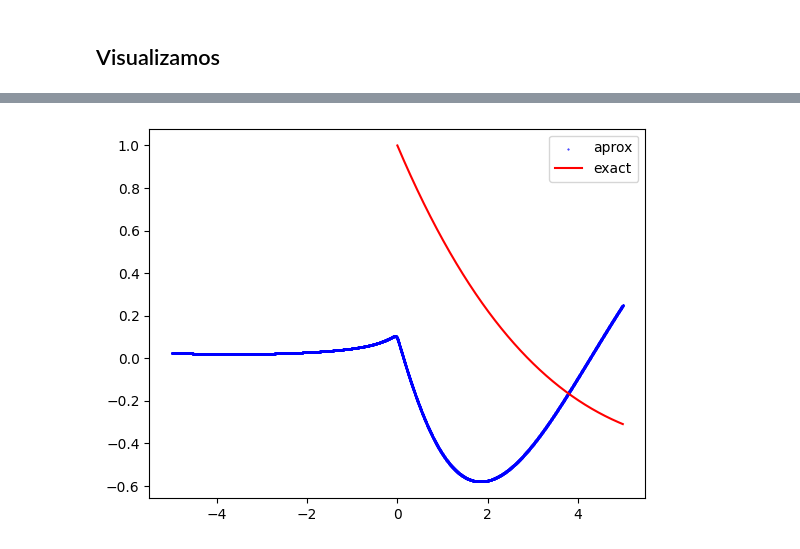
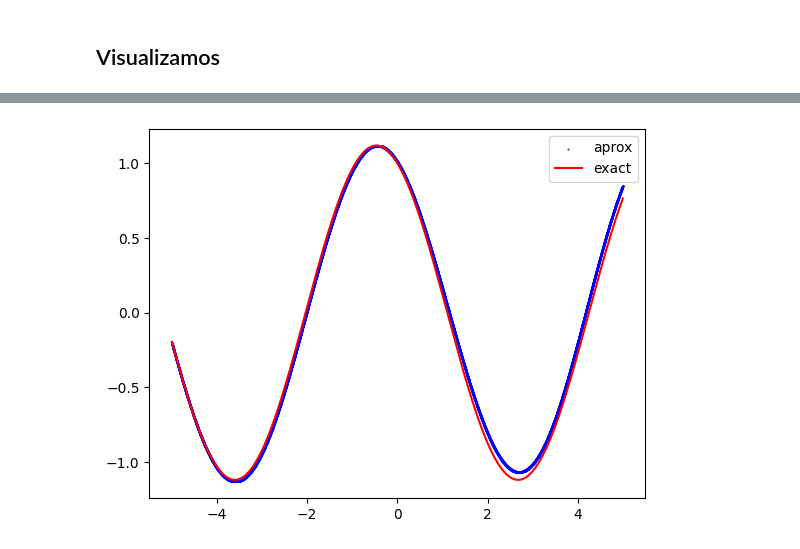
Before and after one commit to Luis-Irineo/KERAS_ODE_SOLVER_AND_CUSTOM_FUNCIONALITIES, a Jupyter notebook: Tarea 4 inciso 4/ODE_Solver_inciso_b.ipynb, the cells around one changed output, grey strips where cells are left out. Saved outputs shown, nothing was run; the diff lists cells and outputs as text; code cells hidden in the pictures.

Commit message:
MODELO PARA ENTREGAR LA TAREA
Notebooks finales para entregar el repositorio

Signed-off-by: Luis <luiseduardoordonez2004@gmail.com>

```diff
--- a/Tarea 4 inciso 4/ODE_Solver_inciso_b.ipynb
+++ b/Tarea 4 inciso 4/ODE_Solver_inciso_b.ipynb
@@ -36,8 +30,8 @@ True
 # %%
-# lr = "NA" #Learning rate
-# epochs = 500
-# bs = "NA" #batch size
-# loss = "mse"
-# optimizer = "SDG"
-# regularizer = "NA"
+lr = "NA" #Learning rate
+epochs = 500
+bs = "NA" #batch size
+loss = "mse"
+optimizer = "SDG"
+regularizer = "NA"
 # %%
@@ -106,8 +107,8 @@ class ODEsolver(Sequential):
                  tape3.watch(x_o)
                  y_o_tape = self(x_o, training = True)
              dy_o = tape3.gradient(y_o_tape, x_o)
-             eq = x*ddy + y_pred #Ecuacion diferencial evaluada en el modelo. Queremos que sea muy pequeno
-             ic1 = 0.1
+             eq = ddy + y_pred #Ecuacion diferencial evaluada en el modelo. Queremos que sea muy pequeno
+             ic1 = 1.0
              ic2 = -0.5
              loss = self.mse(0., eq) + self.mse(y_o,ic1) + self.mse(dy_o,ic2)
 
@@ -155,7 +156,7 @@ early_stopping = keras.callbacks.EarlyStopping(monitor='loss',
                                patience=150,
                                restore_best_weights=True,
                                mode = "auto",
-                               verbose = 1,
+                               verbose = 0,
                                baseline = None)
 history = model.fit(x,
                     epochs = 1000,
@@ -165,7 +166,7 @@ history = model.fit(x,
                         # WandbModelCheckpoint("models/model.keras"),
                         early_stopping
                     ])
-# run.finish()
+run.finish()
 plt.plot(history.history["loss"])
 # %% [output]
 Epoch 1/1000
@@ -190,15 +196,11 @@ Restoring model weights from the end of the best epoch: 120.
 # %% [markdown]
 ## Visualizamos
 # %%
-def y(x, C1=1.0, C2=0.0):
-    return C1 * special.j0(np.sqrt(2 * x)) + C2 * special.y0(np.sqrt(2 * x))
-
-
 x_testv = tf.linspace(-5,5,divisions)
 x = x_testv
 a=model.predict(x_testv)
 plt.scatter(x_testv,a,label="aprox", s = 0.2, color = "blue")
-plt.plot(x_testv, y(x),label="exact", color = "red")
+plt.plot(x_testv, np.cos(x) - 0.5*np.sin(x),label="exact", color = "red")
 plt.legend()
 plt.show()
 # %% [output]
@@ -206 +208 @@ plt.show()
-[figure, old version]
+[figure, new version]
```
Also changed, not shown: parts of 7 cells of this notebook, 2 other files.
